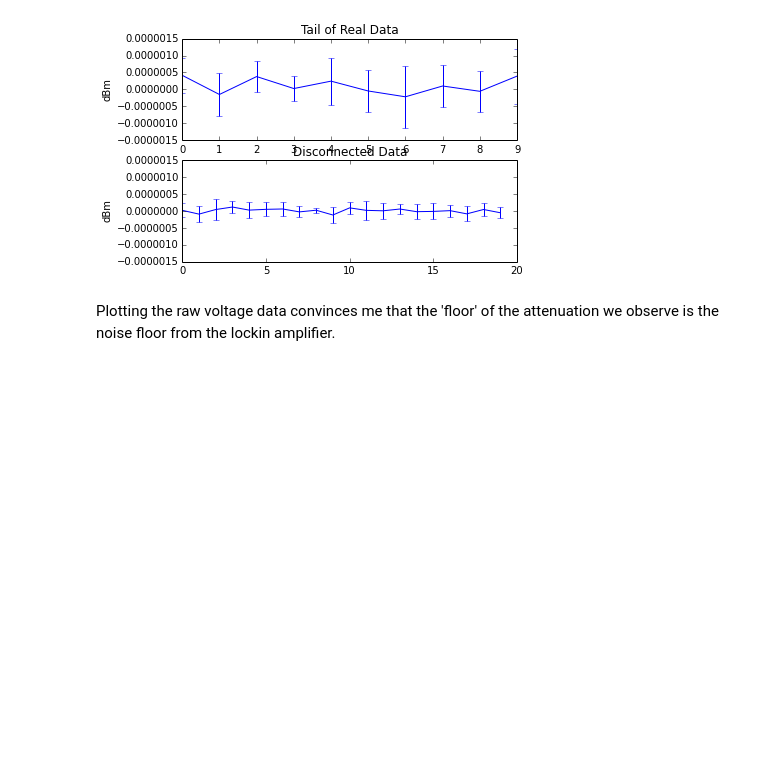
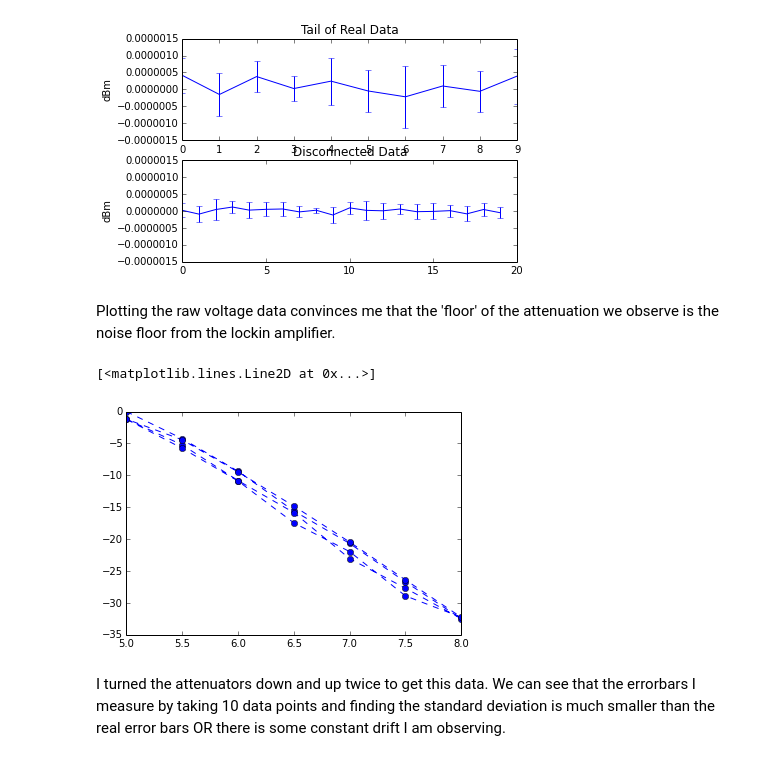
Before and after one commit to ColumbiaCMB/mmw-source, a Jupyter notebook: 2014-4-14_broadband_attenuation.ipynb, the cells around one changed output. Cells and saved outputs as stored; diff of their text form; code cells hidden in the pictures; blank space fills up the shorter version.

Commit message:
Updated attenuation_turns_converter to be easier to use with other datafiles. Added going up and down to the ipynb.

```diff
--- a/2014-4-14_broadband_attenuation.ipynb
+++ b/2014-4-14_broadband_attenuation.ipynb
@@ -70,3 +70,12 @@ ax42.errorbar(datax,ac.data['x'][46:],yerr=ac.data['x_std'][46:])
 [figure]
 # %% [markdown]
 Plotting the raw voltage data convinces me that the 'floor' of the attenuation we observe is the noise floor from the lockin amplifier.
+# %%
+updown=attenuation_turns_converter.attenuationConverter(datafile='2014-04-15_broadband_up_and_down.npz')
+# %%
+plot(updown.data['mickey_turns'],updown.db_list, '--o')
+# %% [output]
+[<matplotlib.lines.Line2D at 0x...>]
+[figure, added]
+# %% [markdown]
+I turned the attenuators down and up twice to get this data. We can see that the errorbars I measure by taking 10 data points and finding the standard deviation is much smaller than the real error bars OR there is some constant drift I am observing.
```
Also changed, not shown: 2 other files.
